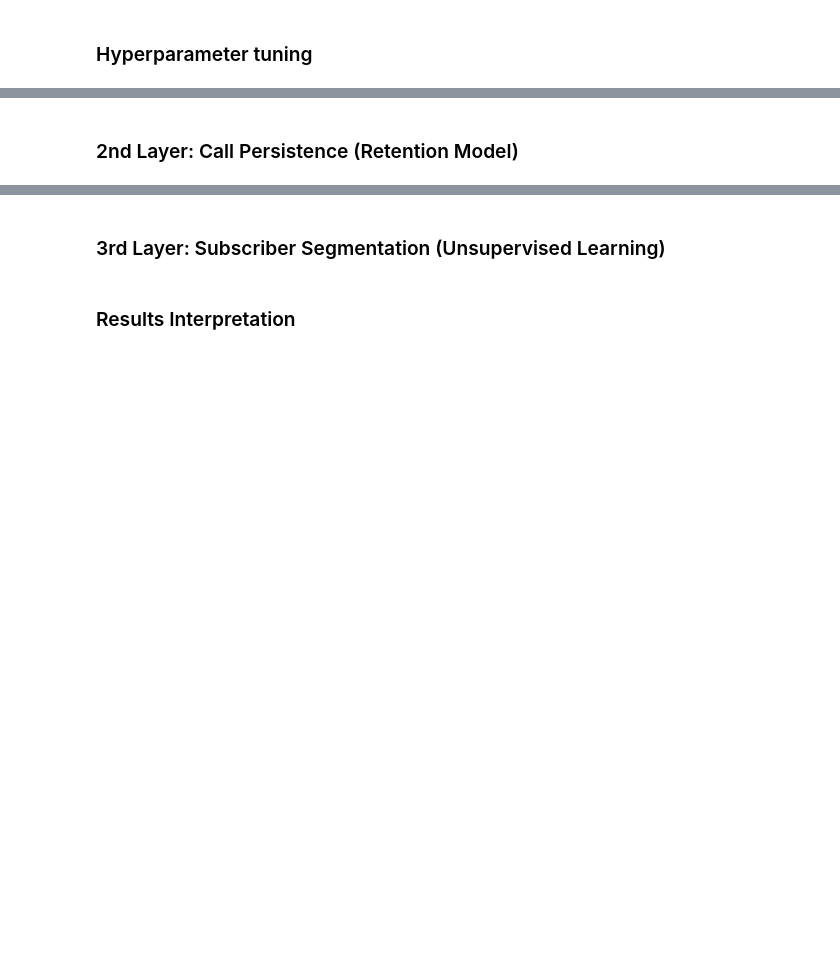
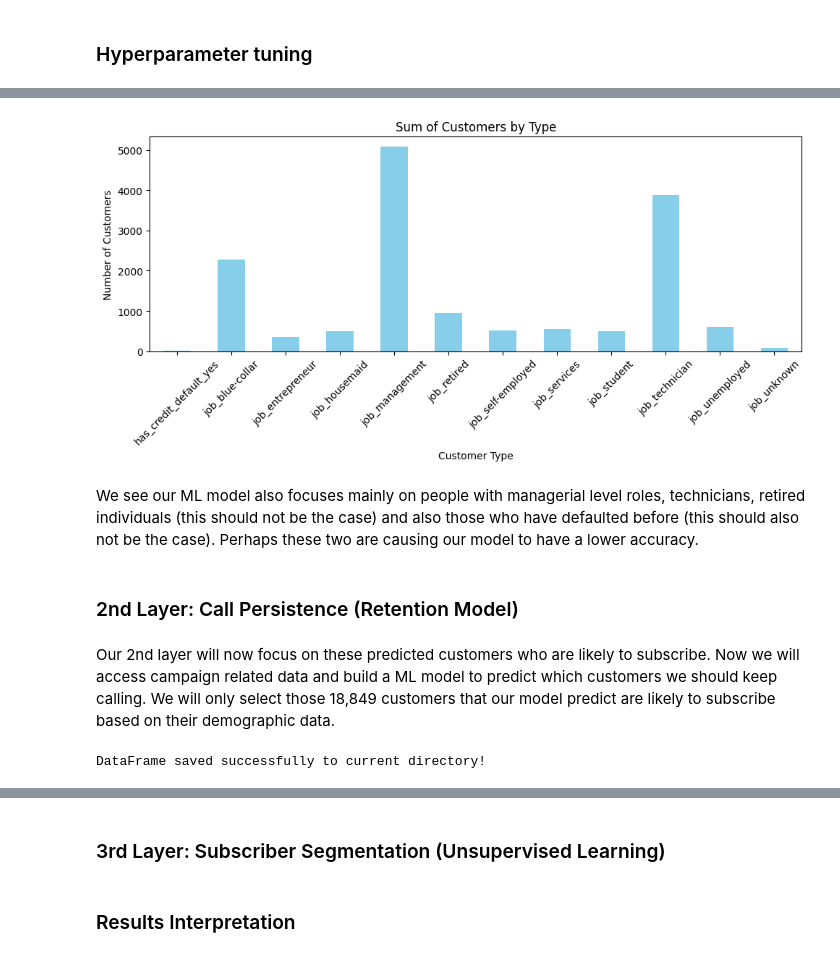
Before and after one commit to Areeb297/Term-Deposit-Marketing, a Jupyter notebook: Term_Deposit_Marketing.ipynb, the cells around one changed output, grey strips where cells are left out. Saved outputs shown, nothing was run; the diff lists cells and outputs as text; code cells hidden in the pictures; blank space fills up the shorter version.

```diff
--- a/Term_Deposit_Marketing.ipynb
+++ b/Term_Deposit_Marketing.ipynb
@@ -768,0 +1434,14 @@ Not Subscribed       0.93      0.64      0.76      7423
+# %%
+# Step 3: Retrieve the 'duration' column from the original DataFrame (assuming it's called 'duration')
+duration_column = df['contact_duration']
+
+# Step 4: Add the 'duration' column back to the DataFrame
+X['call_duration'] = duration_column
+
+# Step 5: Filter the rows where 'predicted_subscribed' is 'Subscribed' (assuming 1 is subscribed)
+subscribers_df = X[X['predicted_subscribed'] == 'yes']
+
+
+# Step 6: Sum the 'duration' column for the filtered subscribers
+total_duration_subscribers = subscribers_df['call_duration'].sum()
+total_call_duration_all = X['call_duration'].sum()
@@ -769,2 +1484,38 @@ Not Subscribed       0.93      0.64      0.76      7423
+# %%
+# Assuming your DataFrame is called 'first_layer_df_encoded'
+# Step 1: Select the relevant columns
+customer_type_columns = [
+    'has_credit_default_yes',
+    'job_blue-collar',
+    'job_entrepreneur',
+    'job_housemaid',
+    'job_management',
+    'job_retired',
+    'job_self-employed',
+    'job_services',
+    'job_student',
+    'job_technician',
+    'job_unemployed',
+    'job_unknown'
+]
+
+# Step 2: Sum the values for each column to get the count of customers in each type
+customer_type_counts = subscribers_df[customer_type_columns].sum()
+
+# Step 3: Plot the bar chart
+plt.figure(figsize=(10,5))
+customer_type_counts.plot(kind='bar', color='skyblue')
+plt.title('Sum of Customers by Type')
+plt.xlabel('Customer Type')
+plt.ylabel('Number of Customers')
+plt.xticks(rotation=45)
+plt.tight_layout()
+plt.show()
+# %% [output]
+[figure, added]
+# %% [markdown]
+We see our ML model also focuses mainly on people with managerial level roles, technicians, retired individuals (this should not be the case) and also those who have defaulted before (this should also not be the case). Perhaps these two are causing our model to have a lower accuracy.
 # %% [markdown]
 ### 2nd Layer: Call Persistence (Retention Model)
+# %% [markdown]
+Our 2nd layer will now focus on these predicted customers who are likely to subscribe. Now we will access campaign related data and build a ML model to predict which customers we should keep calling. We will only select those 18,849 customers that our model predict are likely to subscribe based on their demographic data.
@@ -770,0 +1526,11 @@ Not Subscribed       0.93      0.64      0.76      7423
+# %%
+All_data = X
+# Save the DataFrame as a CSV file
+# Define the path where you want to save the file in Google Drive
+csv_file_path = 'all_df.csv'
+All_data.to_csv(csv_file_path, index=False)
+
+
+print(f"DataFrame saved successfully to current directory!")
+# %% [output]
+DataFrame saved successfully to current directory!
```
Also changed, not shown: parts of 69 cells of this notebook.
